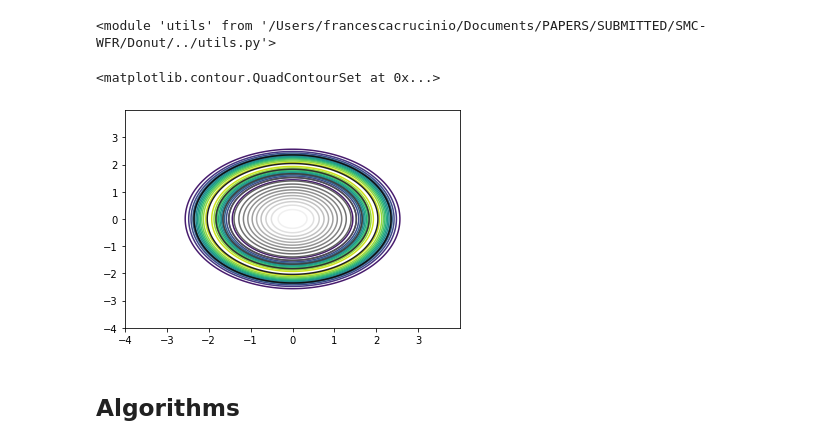
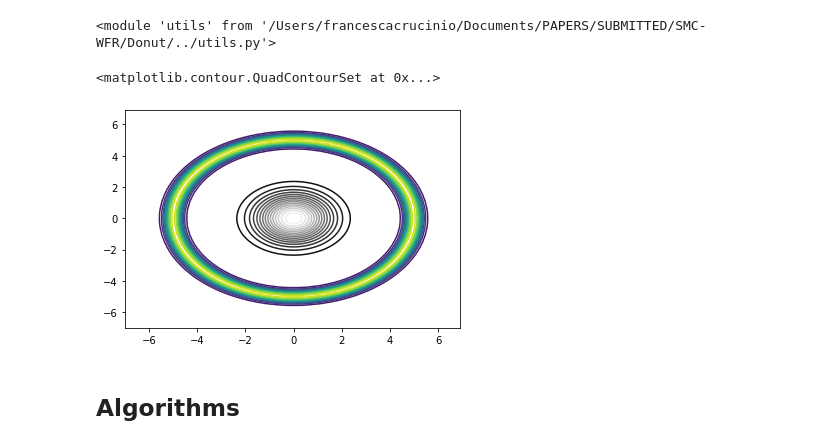
Before and after one commit to FrancescaCrucinio/SMC-WFR, a Jupyter notebook: Donut/Donut_FlowComparison.ipynb, the cells around one changed output. Saved outputs shown, nothing was run; the diff lists cells and outputs as text; code cells hidden in the pictures.

```diff
--- a/Donut/Donut_FlowComparison.ipynb
+++ b/Donut/Donut_FlowComparison.ipynb
@@ -18,20 +18,20 @@ importlib.reload(u)
 <module 'utils' from '/Users/francescacrucinio/Documents/PAPERS/SUBMITTED/SMC-WFR/Donut/../utils.py'>
 # %%
 d = 2
-ystar = 2
+ystar = 5
 sigma = 0.25
 # %%
-xx = np.arange(-4, 4, 0.01)
-yy = np.arange(-4, 4, 0.01)
-x, y = np.mgrid[-4:4:.01, -4:4:.01]
+xx = np.arange(-7, 7, 0.1)
+yy = np.arange(-7, 7, 0.1)
+x, y = np.mgrid[-7:7:.1, -7:7:.1]
 data = np.dstack((x, y))
 z = np.exp(-0.5*(linalg.norm(data, axis = 2) - ystar)**2/(sigma**2))
 zinitial = multivariate_normal.pdf(data, np.array([0, 0]), np.eye(d))
 plt.contour(x, y, z, 15)
 plt.contour(x, y, zinitial, 15, cmap = 'gray')
 # %% [output]
 <matplotlib.contour.QuadContourSet at 0x...>
-[figure, old version]
+[figure, new version]
 # %% [markdown]
 ## Algorithms
 # %%
```
Also changed, not shown: parts of 10 cells of this notebook.
